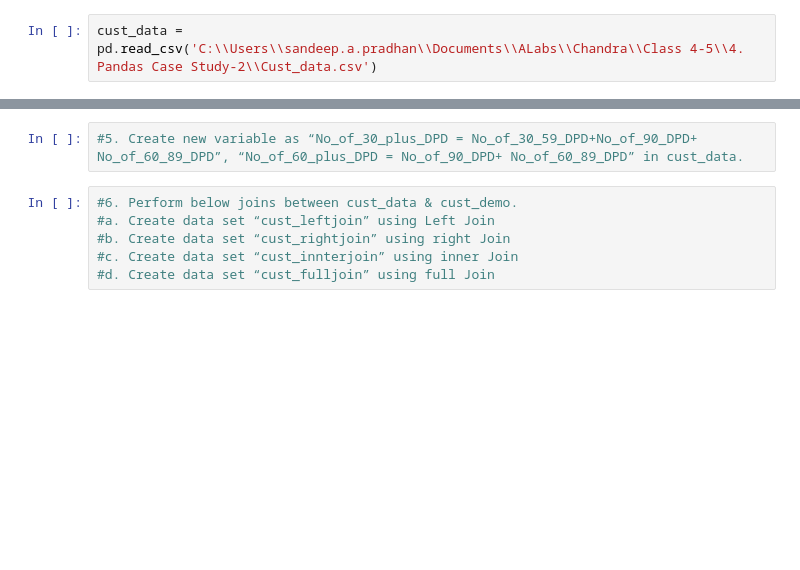
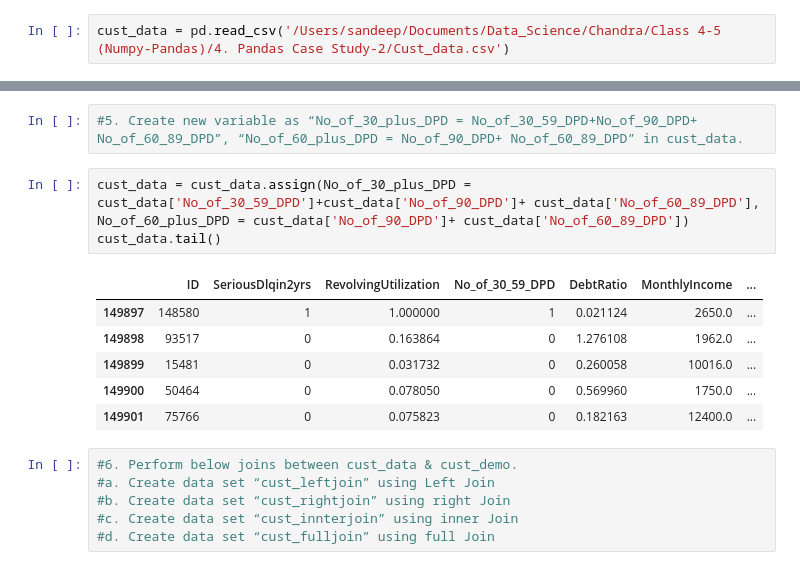
Before and after one commit to sandeep-a-pradhan/Python_DataScience, a Jupyter notebook: sandeep.a.pradhan@outlook.com_Pandas Case Study-2.ipynb, the cells around one changed output, grey strips where cells are left out. Drawn from its saved outputs; the diff is of its cells as text; blank space fills up the shorter version.

```diff
--- a/sandeep.a.pradhan@outlook.com_Pandas Case Study-2.ipynb
+++ b/sandeep.a.pradhan@outlook.com_Pandas Case Study-2.ipynb
@@ -8,3 +12,3 @@ import matplotlib.pyplot as plt
 # %%
-cust_data = pd.read_csv('C:\\Users\\sandeep.a.pradhan\\Documents\\ALabs\\Chandra\\Class 4-5\\4. Pandas Case Study-2\\Cust_data.csv')
+cust_data = pd.read_csv('/Users/sandeep/Documents/Data_Science/Chandra/Class 4-5 (Numpy-Pandas)/4. Pandas Case Study-2/Cust_data.csv')
 # %%
@@ -69,6 +73,16 @@ cust_demo.drop_duplicates().head(3)
 | 2 | 95965 | Shimla,Himachal Pradesh | 0 | 62 | Married | 0.0 | 0 | 2 |
 # %%
 #5. Create new variable as “No_of_30_plus_DPD = No_of_30_59_DPD+No_of_90_DPD+ No_of_60_89_DPD”, “No_of_60_plus_DPD = No_of_90_DPD+ No_of_60_89_DPD” in cust_data.
+# %%
+cust_data = cust_data.assign(No_of_30_plus_DPD = cust_data['No_of_30_59_DPD']+cust_data['No_of_90_DPD']+ cust_data['No_of_60_89_DPD'], No_of_60_plus_DPD = cust_data['No_of_90_DPD']+ cust_data['No_of_60_89_DPD'])
+cust_data.tail()
+# %% [output]
+|  | ID | SeriousDlqin2yrs | RevolvingUtilization | No_of_30_59_DPD | DebtRatio | MonthlyIncome | ... |
+| 149897 | 148580 | 1 | 1.000000 | 1 | 0.021124 | 2650.0 | ... |
+| 149898 | 93517 | 0 | 0.163864 | 0 | 1.276108 | 1962.0 | ... |
+| 149899 | 15481 | 0 | 0.031732 | 0 | 0.260058 | 10016.0 | ... |
+| 149900 | 50464 | 0 | 0.078050 | 0 | 0.569960 | 1750.0 | ... |
+| 149901 | 75766 | 0 | 0.075823 | 0 | 0.182163 | 12400.0 | ... |
 # %%
 #6. Perform below joins between cust_data & cust_demo.
 #a. Create data set “cust_leftjoin” using Left Join
```
Also changed, not shown: parts of 6 cells of this notebook.
